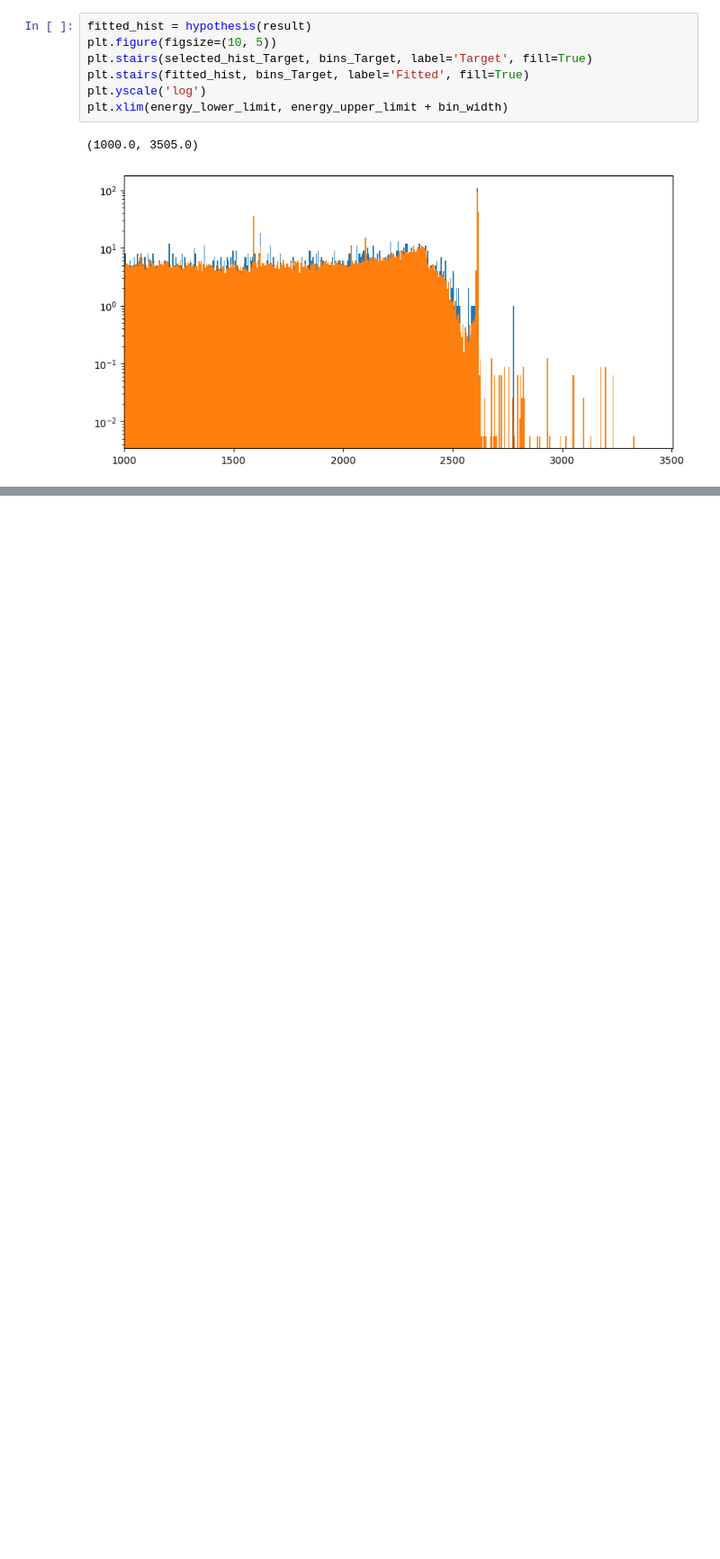
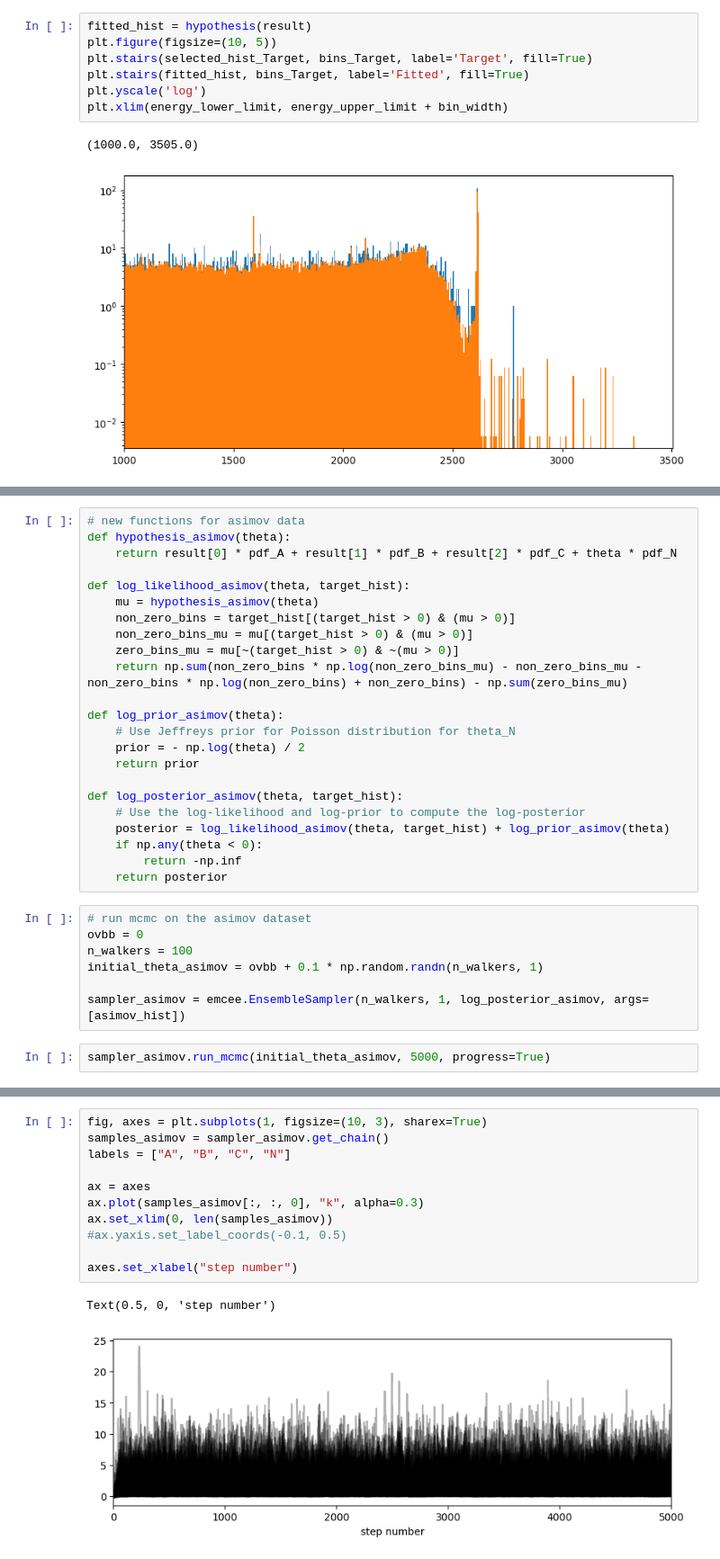
Before and after one commit to bucket420/dsc291-final, a Jupyter notebook: analysis.ipynb, the cells around one changed output, grey strips where cells are left out. Shown: that part at 90% size. Drawn from its saved outputs; the diff is of its cells as text; blank space fills up the shorter version.

```diff
--- a/analysis.ipynb
+++ b/analysis.ipynb
@@ -392,0 +404,32 @@ plt.xlim(energy_lower_limit, energy_upper_limit + bin_width)
+# %%
+# new functions for asimov data
+def hypothesis_asimov(theta):
+    return result[0] * pdf_A + result[1] * pdf_B + result[2] * pdf_C + theta * pdf_N
+
+def log_likelihood_asimov(theta, target_hist):
+    mu = hypothesis_asimov(theta)
+    non_zero_bins = target_hist[(target_hist > 0) & (mu > 0)]
+    non_zero_bins_mu = mu[(target_hist > 0) & (mu > 0)]
+    zero_bins_mu = mu[~(target_hist > 0) & ~(mu > 0)]
+    return np.sum(non_zero_bins * np.log(non_zero_bins_mu) - non_zero_bins_mu - non_zero_bins * np.log(non_zero_bins) + non_zero_bins) - np.sum(zero_bins_mu)
+
+def log_prior_asimov(theta):
+    # Use Jeffreys prior for Poisson distribution for theta_N
+    prior = - np.log(theta) / 2
+    return prior
+
+def log_posterior_asimov(theta, target_hist):
+    # Use the log-likelihood and log-prior to compute the log-posterior
+    posterior = log_likelihood_asimov(theta, target_hist) + log_prior_asimov(theta)
+    if np.any(theta < 0):
+        return -np.inf
+    return posterior
+# %%
+# run mcmc on the asimov dataset
+ovbb = 0
+n_walkers = 100
+initial_theta_asimov = ovbb + 0.1 * np.random.randn(n_walkers, 1)
+
+sampler_asimov = emcee.EnsembleSampler(n_walkers, 1, log_posterior_asimov, args=[asimov_hist])
+# %%
+sampler_asimov.run_mcmc(initial_theta_asimov, 5000, progress=True)
@@ -392,0 +454,14 @@ plt.xlim(energy_lower_limit, energy_upper_limit + bin_width)
+# %%
+fig, axes = plt.subplots(1, figsize=(10, 3), sharex=True)
+samples_asimov = sampler_asimov.get_chain()
+labels = ["A", "B", "C", "N"]
+
+ax = axes
+ax.plot(samples_asimov[:, :, 0], "k", alpha=0.3)
+ax.set_xlim(0, len(samples_asimov))
+#ax.yaxis.set_label_coords(-0.1, 0.5)
+
+axes.set_xlabel("step number")
+# %% [output]
+Text(0.5, 0, 'step number')
+[figure, added]
```
Also changed, not shown: parts of 22 cells of this notebook, 1 other file.
